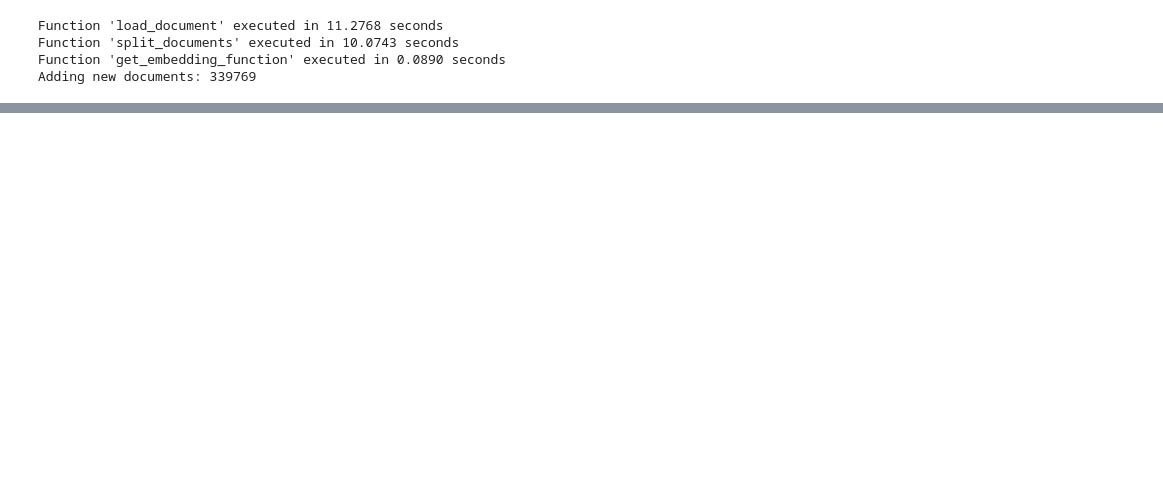
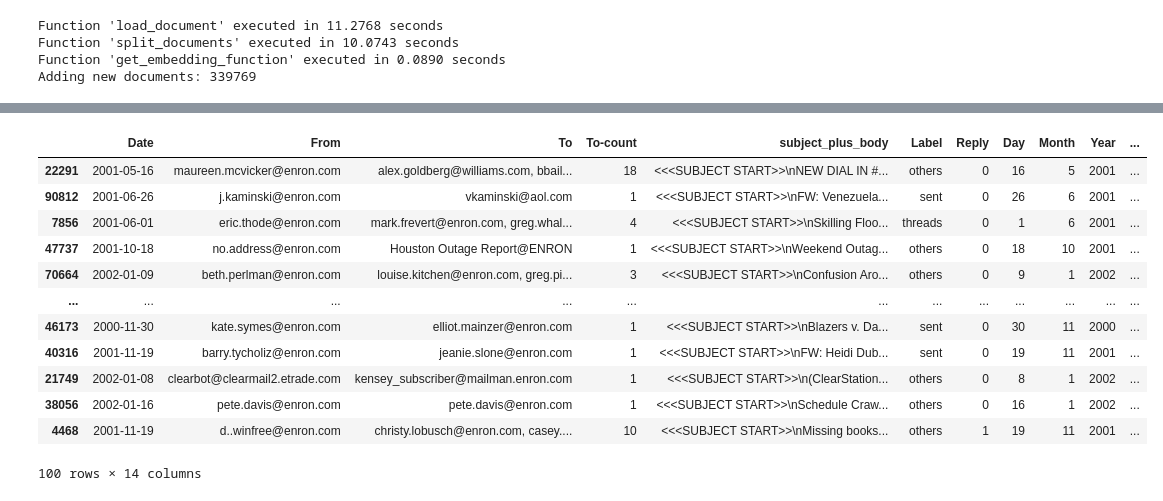
Before and after one commit to NikhilKrSharma/langchain, a Jupyter notebook: email/email-nikhil-sharma.ipynb, the cells around one changed output, grey strips where cells are left out. Cells and saved outputs as stored; diff of their text form; code cells hidden in the pictures; blank space fills up the shorter version.

```diff
--- a/email/email.ipynb
+++ b/email/email-nikhil-sharma.ipynb
@@ -1052,0 +1733,11 @@ Response:
+# %%
+
+reference_email = df.loc[1000, 'email_structured']
+
+chain_generate_synthetic_email2 = template_generate_synthetic_email2 | model_openai
+result_generate_synthetic_email2 = chain_generate_synthetic_email2.invoke({'reference_email': reference_email})
+
+print(reference_email)
+print('\n\n', end='#'*100)
+print('\n\n')
+print(result_generate_synthetic_email2.content)
@@ -1052,0 +1762,23 @@ Response:
+# %%
+df_100_samples = df.sample(100)
+df_100_samples.reset_index(drop=True, inplace=True)
+# %%
+df_100_samples['synthetic_email'] = df_100_samples['email_structured'].apply(lambda x: chain_generate_synthetic_email2.invoke({'reference_email': x}))
+# %%
+df_100_samples['synthetic_emal'] = df_100_samples['synthetic_emal'].apply(lambda x: x.content)
+# %%
+df_100_samples
+# %% [output]
+|  | Date | From | To | To-count | subject_plus_body | Label | Reply | Day | Month | Year | ... |
+| 22291 | 2001-05-16 | maureen.mcvicker@enron.com | alex.goldberg@williams.com, bbail... | 18 | <<<SUBJECT START>>\nNEW DIAL IN #... | others | 0 | 16 | 5 | 2001 | ... |
+| 90812 | 2001-06-26 | j.kaminski@enron.com | vkaminski@aol.com | 1 | <<<SUBJECT START>>\nFW: Venezuela... | sent | 0 | 26 | 6 | 2001 | ... |
+| 7856 | 2001-06-01 | eric.thode@enron.com | mark.frevert@enron.com, greg.whal... | 4 | <<<SUBJECT START>>\nSkilling Floo... | threads | 0 | 1 | 6 | 2001 | ... |
+| 47737 | 2001-10-18 | no.address@enron.com | Houston Outage Report@ENRON | 1 | <<<SUBJECT START>>\nWeekend Outag... | others | 0 | 18 | 10 | 2001 | ... |
+| 70664 | 2002-01-09 | beth.perlman@enron.com | louise.kitchen@enron.com, greg.pi... | 3 | <<<SUBJECT START>>\nConfusion Aro... | others | 0 | 9 | 1 | 2002 | ... |
+| ... | ... | ... | ... | ... | ... | ... | ... | ... | ... | ... | ... |
+| 46173 | 2000-11-30 | kate.symes@enron.com | elliot.mainzer@enron.com | 1 | <<<SUBJECT START>>\nBlazers v. Da... | sent | 0 | 30 | 11 | 2000 | ... |
+| 40316 | 2001-11-19 | barry.tycholiz@enron.com | jeanie.slone@enron.com | 1 | <<<SUBJECT START>>\nFW: Heidi Dub... | sent | 0 | 19 | 11 | 2001 | ... |
+| 21749 | 2002-01-08 | clearbot@clearmail2.etrade.com | kensey_subscriber@mailman.enron.com | 1 | <<<SUBJECT START>>\n(ClearStation... | others | 0 | 8 | 1 | 2002 | ... |
+| 38056 | 2002-01-16 | pete.davis@enron.com | pete.davis@enron.com | 1 | <<<SUBJECT START>>\nSchedule Craw... | others | 0 | 16 | 1 | 2002 | ... |
+| 4468 | 2001-11-19 | d..winfree@enron.com | christy.lobusch@enron.com, casey.... | 10 | <<<SUBJECT START>>\nMissing books... | others | 1 | 19 | 11 | 2001 | ... |
+100 rows × 14 columns
```
Also changed, not shown: parts of 60 cells of this notebook, 1 other file.
